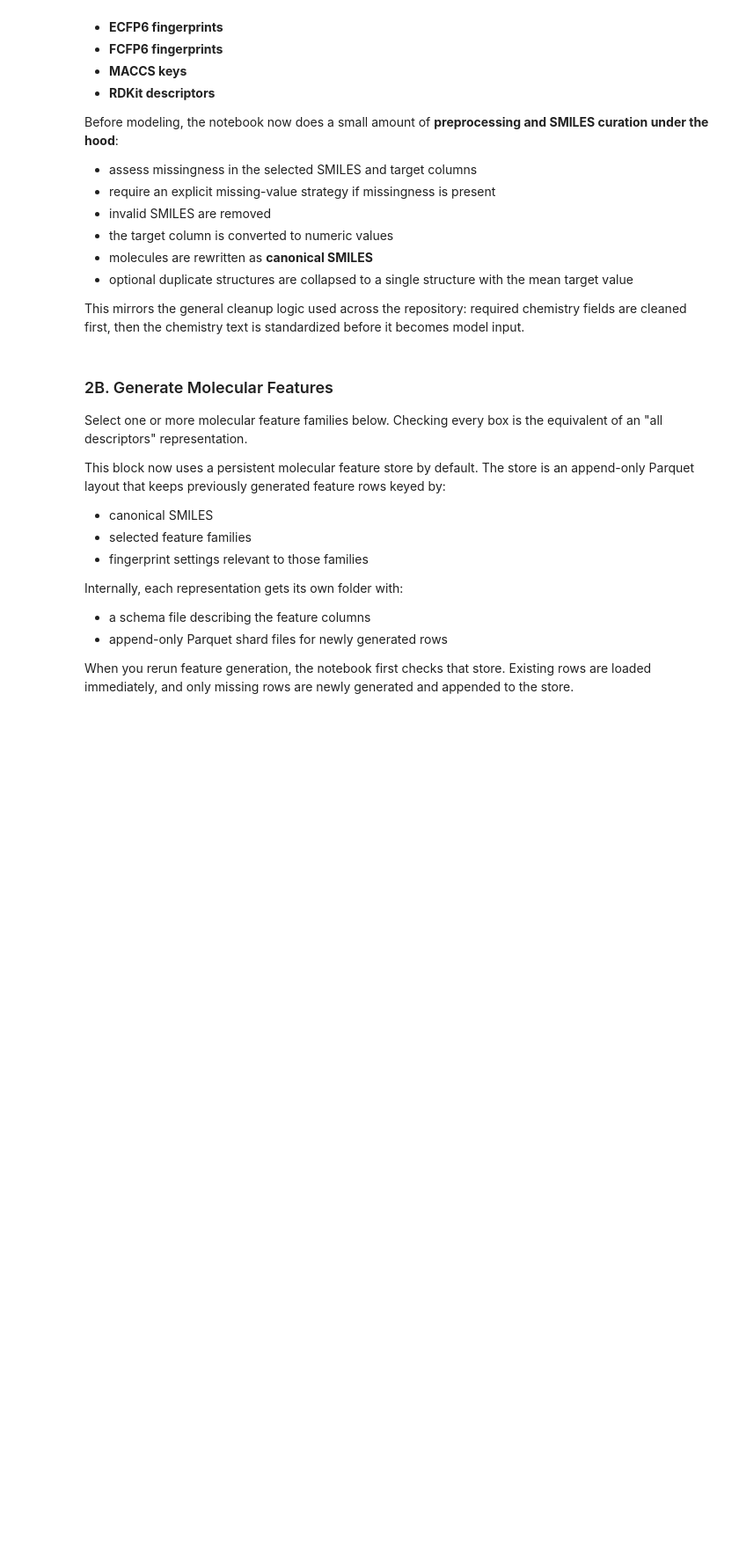
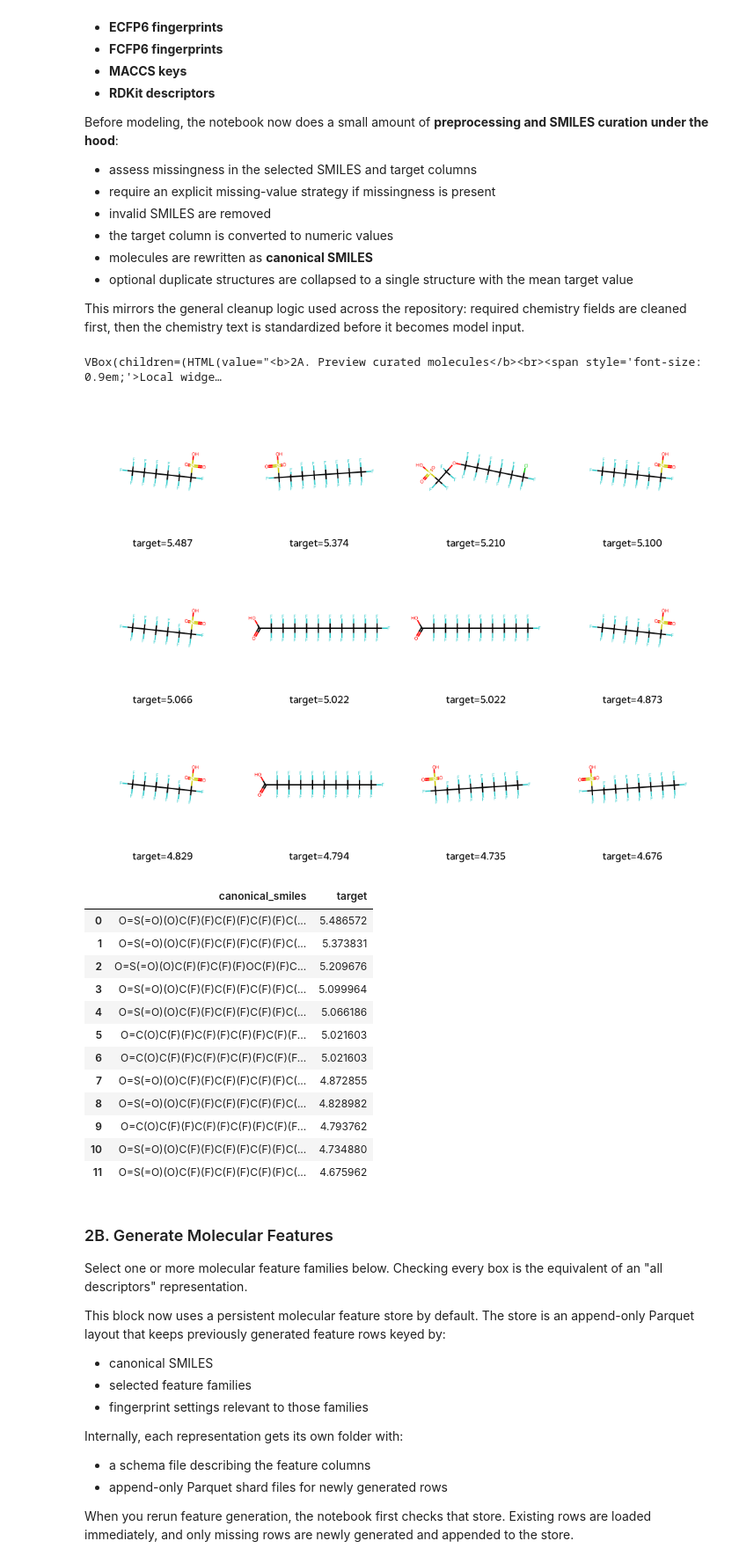
Before and after one commit to ScottCoffin/AutoQSAR, a Jupyter notebook: portable_colab_qsar_bundle/colab_qsar_tutorial.ipynb, the cells around one changed output. Shown at 88% size. Cells and saved outputs as stored; diff of their text form; code cells hidden in the pictures; blank space fills up the shorter version.

```diff
--- a/portable_colab_qsar_bundle/colab_qsar_tutorial.ipynb
+++ b/portable_colab_qsar_bundle/colab_qsar_tutorial.ipynb
@@ -1810,10 +2060,15 @@ collapse_duplicate_canonical_smiles = True # @param {type:"boolean"}
 preview_rows_after_cleaning = 5 # @param {type:"slider", min:3, max:15, step:1}
 
 if not globals().get('IN_COLAB', False):
-    if 'read_local_form_values' not in globals():
-        raise RuntimeError("Local widget helpers are not initialized. Run step 0 first.")
-    _local_form_id = '43e2e4b4'
-    _local_form_values = read_local_form_values('43e2e4b4', [{'name': 'missing_value_strategy', 'label': 'missing value strategy', 'widget_kind': 'choice', 'default': 'Please choose if missing values are present', 'options': ['Please choose if missing values are present', 'ignore_row', 'zero', 'interpolate']}, {'name': 'custom_missing_tokens', 'label': 'custom missing tokens', 'widget_kind': 'string', 'default': 'missing, nan, NA, N/A, null, None'}, {'name': 'collapse_duplicate_canonical_smiles', 'label': 'collapse duplicate canonical smiles', 'widget_kind': 'boolean', 'default': True}, {'name': 'preview_rows_after_cleaning', 'label': 'preview rows after cleaning', 'widget_kind': 'slider', 'default': 5, 'min': 3, 'max': 15, 'step': 1}])
+    if 'read_local_form_values' not in globals() or 'ensure_local_form_display' not in globals():
+        print("Local widget helpers are not initialized. Run step 0 first.")
+        _local_form_values = {item['name']: item['default'] for item in [{'name': 'missing_value_strategy', 'label': 'missing value strategy', 'widget_kind': 'choice', 'default': 'Please choose if missing values are present', 'options': ['Please choose if missing values are present', 'ignore_row', 'zero', 'interpolate']}, {'name': 'custom_missing_tokens', 'label': 'custom missing tokens', 'widget_kind': 'string', 'default': 'missing, nan, NA, N/A, null, None'}, {'name': 'collapse_duplicate_canonical_smiles', 'label': 'collapse duplicate canonical smiles', 'widget_kind': 'boolean', 'default': True}, {'name': 'preview_rows_after_cleaning', 'label': 'preview rows after cleaning', 'widget_kind': 'slider', 'default': 5, 'min': 3, 'max': 15, 'step': 1}] if item.get('widget_kind') != 'markdown'}
+    else:
+        _local_form_id = '17405d1f'
+        if 'LOCAL_FORM_STATE' in globals() and _local_form_id not in LOCAL_FORM_STATE:
+            ensure_local_form_display('1C. Assess missingness and preprocess the selected columns', '17405d1f', [{'name': 'missing_value_strategy', 'label': 'missing value strategy', 'widget_kind': 'choice', 'default': 'Please choose if missing values are present', 'options': ['Please choose if missing values are present', 'ignore_row', 'zero', 'interpolate']}, {'name': 'custom_missing_tokens', 'label': 'custom missing tokens', 'widget_kind': 'string', 'default': 'missing, nan, NA, N/A, null, None'}, {'name': 'collapse_duplicate_canonical_smiles', 'label': 'collapse duplicate canonical smiles', 'widget_kind': 'boolean', 'default': True}, {'name': 'preview_rows_after_cleaning', 'label': 'preview rows after cleaning', 'widget_kind': 'slider', 'default': 5, 'min': 3, 'max': 15, 'step': 1}])
+            print("Local widgets displayed above. Adjust them and rerun this cell if needed.")
+        _local_form_values = read_local_form_values('17405d1f', [{'name': 'missing_value_strategy', 'label': 'missing value strategy', 'widget_kind': 'choice', 'default': 'Please choose if missing values are present', 'options': ['Please choose if missing values are present', 'ignore_row', 'zero', 'interpolate']}, {'name': 'custom_missing_tokens', 'label': 'custom missing tokens', 'widget_kind': 'string', 'default': 'missing, nan, NA, N/A, null, None'}, {'name': 'collapse_duplicate_canonical_smiles', 'label': 'collapse duplicate canonical smiles', 'widget_kind': 'boolean', 'default': True}, {'name': 'preview_rows_after_cleaning', 'label': 'preview rows after cleaning', 'widget_kind': 'slider', 'default': 5, 'min': 3, 'max': 15, 'step': 1}])
     missing_value_strategy = _local_form_values['missing_value_strategy']
     custom_missing_tokens = _local_form_values['custom_missing_tokens']
     collapse_duplicate_canonical_smiles = _local_form_values['collapse_duplicate_canonical_smiles']
@@ -1833,7 +2088,8 @@ except Exception as exc:
 raw_df = STATE["raw_df"].copy()
 smiles_col = STATE["smiles_column"]
 target_col = STATE["target_column"]
-selected_df = raw_df[[smiles_col, target_col]].copy()
+aux_columns = list(STATE.get("auxiliary_columns", []))
+selected_df = raw_df[[smiles_col, target_col] + aux_columns].copy()
 
 parsed_tokens = []
 for token in str(custom_missing_tokens).split(","):
@@ -1925,10 +2181,11 @@ target_transform_label = "raw"
 if bool(STATE.get("log10_transform_target", False)):
     nonpositive_mask = working_df[target_col].astype(float) <= 0
     if bool(nonpositive_mask.any()):
-        example_values = working_df.loc[nonpositive_mask, target_col].head(5).tolist()
-        raise ValueError(
-            "The log10 target transform requires all target values to be greater than zero after missing-value handling. "
-            f"Found {int(nonpositive_mask.sum())} non-positive value(s), including: {example_values}"
+        removed_nonpositive = int(nonpositive_mask.sum())
+        working_df = working_df.loc[~nonpositive_mask].copy()
+        print(
+            "Log10 transform: removed "
+            f"{removed_nonpositive:,} row(s) with non-positive target values."
         )
     working_df[target_col] = np.log10(working_df[target_col].astype(float))
     target_transform_label = "log10"
@@ -1937,6 +2194,7 @@ curated_df, curation_stats = curate_smiles_dataframe(
     working_df,
     smiles_col,
     target_col,
+    aux_columns=aux_columns,
     deduplicate=bool(collapse_duplicate_canonical_smiles),
 )
 if curated_df.empty:
@@ -1958,7 +2216,10 @@ print("Curation summary")
 for key, value in curation_stats.items():
     print(f"- {key}: {value:,}")
 print(f"- rows_after_cleaning: {len(curated_df):,}")
-display(curated_df[["canonical_smiles", "target"]].head(preview_rows_after_cleaning))
+preview_cols = ["canonical_smiles", "target"]
+if aux_columns:
+    preview_cols.extend(aux_columns)
+display(curated_df[preview_cols].head(preview_rows_after_cleaning))
 
 if int(any_missing_mask.sum()) > 0:
     display_note(
@@ -2002,41 +2288,64 @@ This mirrors the general cleanup logic used across the repository: required chem
 # Local widget controls for: 2A. Preview curated molecules
 if not globals().get("IN_COLAB", False):
     if "ensure_local_form_display" not in globals():
-        raise RuntimeError("Local widget helpers are not initialized. Run step 0 first.")
-    ensure_local_form_display('2A. Preview curated molecules', '24c701c1', [{'name': 'preview_molecules', 'label': 'preview molecules', 'widget_kind': 'slider', 'default': 12, 'min': 4, 'max': 20, 'step': 1}, {'name': 'preview_selection_mode', 'label': 'preview selection mode', 'widget_kind': 'choice', 'default': 'Highest target values', 'options': ['Highest target values', 'Lowest target values', 'Random sample', 'Dataset order']}])
+        print("Local widget helpers are not initialized. Run step 0 first, then rerun this controls cell.")
+    else:
+        ensure_local_form_display('2A. Preview curated molecules', '643824cb', [{'name': 'preview_molecules', 'label': 'preview molecules', 'widget_kind': 'slider', 'default': 12, 'min': 4, 'max': 20, 'step': 1}, {'name': 'preview_selection_mode', 'label': 'preview selection mode', 'widget_kind': 'choice', 'default': 'Highest target values', 'options': ['Highest target values', 'Lowest target values', 'Random sample', 'Dataset order']}])
+# %% [output]
+VBox(children=(HTML(value="<b>2A. Preview curated molecules</b><br><span style='font-size: 0.9em;'>Local widge…
 # %%
 # @title 2A. Preview curated molecules { display-mode: "form" }
 preview_molecules = 12 # @param {type:"slider", min:4, max:20, step:1}
 preview_selection_mode = "Highest target values" # @param ["Highest target values", "Lowest target values", "Random sample", "Dataset order"]
 
 if not globals().get('IN_COLAB', False):
-    if 'read_local_form_values' not in globals():
-        raise RuntimeError("Local widget helpers are not initialized. Run step 0 first.")
-    _local_form_id = '24c701c1'
-    _local_form_values = read_local_form_values('24c701c1', [{'name': 'preview_molecules', 'label': 'preview molecules', 'widget_kind': 'slider', 'default': 12, 'min': 4, 'max': 20, 'step': 1}, {'name': 'preview_selection_mode', 'label': 'preview selection mode', 'widget_kind': 'choice', 'default': 'Highest target values', 'options': ['Highest target values', 'Lowest target values', 'Random sample', 'Dataset order']}])
+    if 'read_local_form_values' not in globals() or 'ensure_local_form_display' not in globals():
+        print("Local widget helpers are not initialized. Run step 0 first.")
+        _local_form_values = {item['name']: item['default'] for item in [{'name': 'preview_molecules', 'label': 'preview molecules', 'widget_kind': 'slider', 'default': 12, 'min': 4, 'max': 20, 'step': 1}, {'name': 'preview_selection_mode', 'label': 'preview selection mode', 'widget_kind': 'choice', 'default': 'Highest target values', 'options': ['Highest target values', 'Lowest target values', 'Random sample', 'Dataset order']}] if item.get('widget_kind') != 'markdown'}
+    else:
+        _local_form_id = '643824cb'
+        if 'LOCAL_FORM_STATE' in globals() and _local_form_id not in LOCAL_FORM_STATE:
+            ensure_local_form_display('2A. Preview curated molecules', '643824cb', [{'name': 'preview_molecules', 'label': 'preview molecules', 'widget_kind': 'slider', 'default': 12, 'min': 4, 'max': 20, 'step': 1}, {'name': 'preview_selection_mode', 'label': 'preview selection mode', 'widget_kind': 'choice', 'default': 'Highest target values', 'options': ['Highest target values', 'Lowest target values', 'Random sample', 'Dataset order']}])
+            print("Local widgets displayed above. Adjust them and rerun this cell if needed.")
+        _local_form_values = read_local_form_values('643824cb', [{'name': 'preview_molecules', 'label': 'preview molecules', 'widget_kind': 'slider', 'default': 12, 'min': 4, 'max': 20, 'step': 1}, {'name': 'preview_selection_mode', 'label': 'preview selection mode', 'widget_kind': 'choice', 'default': 'Highest target values', 'options': ['Highest target values', 'Lowest target values', 'Random sample', 'Dataset order']}])
     preview_molecules = _local_form_values['preview_molecules']
     preview_selection_mode = _local_form_values['preview_selection_mode']
 
 if "curated_df" not in STATE:
     raise RuntimeError("Please run the curation cell first.")
 
 curated_df = STATE["curated_df"].copy()
 preview_count = min(int(preview_molecules), len(curated_df))
 if preview_selection_mode == "Highest target values":
     preview_df = curated_df.sort_values("target", ascending=False).head(preview_count).reset_index(drop=True)
 elif preview_selection_mode == "Lowest target values":
     preview_df = curated_df.sort_values("target", ascending=True).head(preview_count).reset_index(drop=True)
 elif preview_selection_mode == "Random sample":
     preview_df = curated_df.sample(preview_count, random_state=42).reset_index(drop=True)
 else:
     preview_df = curated_df.head(preview_count).reset_index(drop=True)
 legends = [f"target={value:.3f}" for value in preview_df["target"]]
 try:
     from rdkit.Chem import Draw
     display(Draw.MolsToGridImage(preview_df["rdkit_mol"].tolist(), legends=legends, molsPerRow=4, subImgSize=(250, 250), useSVG=False))
 except Exception as exc:
     print(f"Molecule preview skipped because RDKit drawing support is unavailable: {exc}")
 display(preview_df[["canonical_smiles", "target"]])
+# %% [output]
+[figure, added]
+|  | canonical_smiles | target |
+| 0 | O=S(=O)(O)C(F)(F)C(F)(F)C(F)(F)C(... | 5.486572 |
+| 1 | O=S(=O)(O)C(F)(F)C(F)(F)C(F)(F)C(... | 5.373831 |
+| 2 | O=S(=O)(O)C(F)(F)C(F)(F)OC(F)(F)C... | 5.209676 |
+| 3 | O=S(=O)(O)C(F)(F)C(F)(F)C(F)(F)C(... | 5.099964 |
+| 4 | O=S(=O)(O)C(F)(F)C(F)(F)C(F)(F)C(... | 5.066186 |
+| 5 | O=C(O)C(F)(F)C(F)(F)C(F)(F)C(F)(F... | 5.021603 |
+| 6 | O=C(O)C(F)(F)C(F)(F)C(F)(F)C(F)(F... | 5.021603 |
+| 7 | O=S(=O)(O)C(F)(F)C(F)(F)C(F)(F)C(... | 4.872855 |
+| 8 | O=S(=O)(O)C(F)(F)C(F)(F)C(F)(F)C(... | 4.828982 |
+| 9 | O=C(O)C(F)(F)C(F)(F)C(F)(F)C(F)(F... | 4.793762 |
+| 10 | O=S(=O)(O)C(F)(F)C(F)(F)C(F)(F)C(... | 4.734880 |
+| 11 | O=S(=O)(O)C(F)(F)C(F)(F)C(F)(F)C(... | 4.675962 |
 # %% [markdown]
 ### 2B. Generate Molecular Features
 
```
Also changed, not shown: parts of 60 cells of this notebook, 8 other files.
